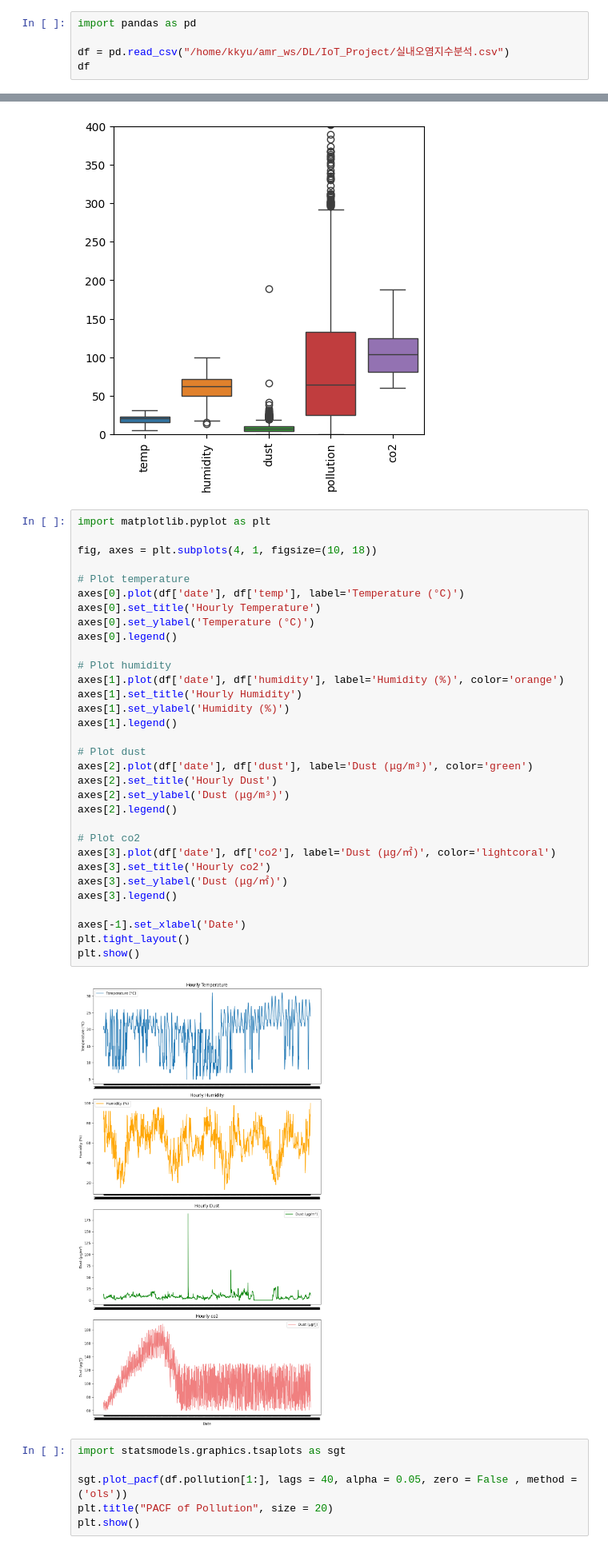
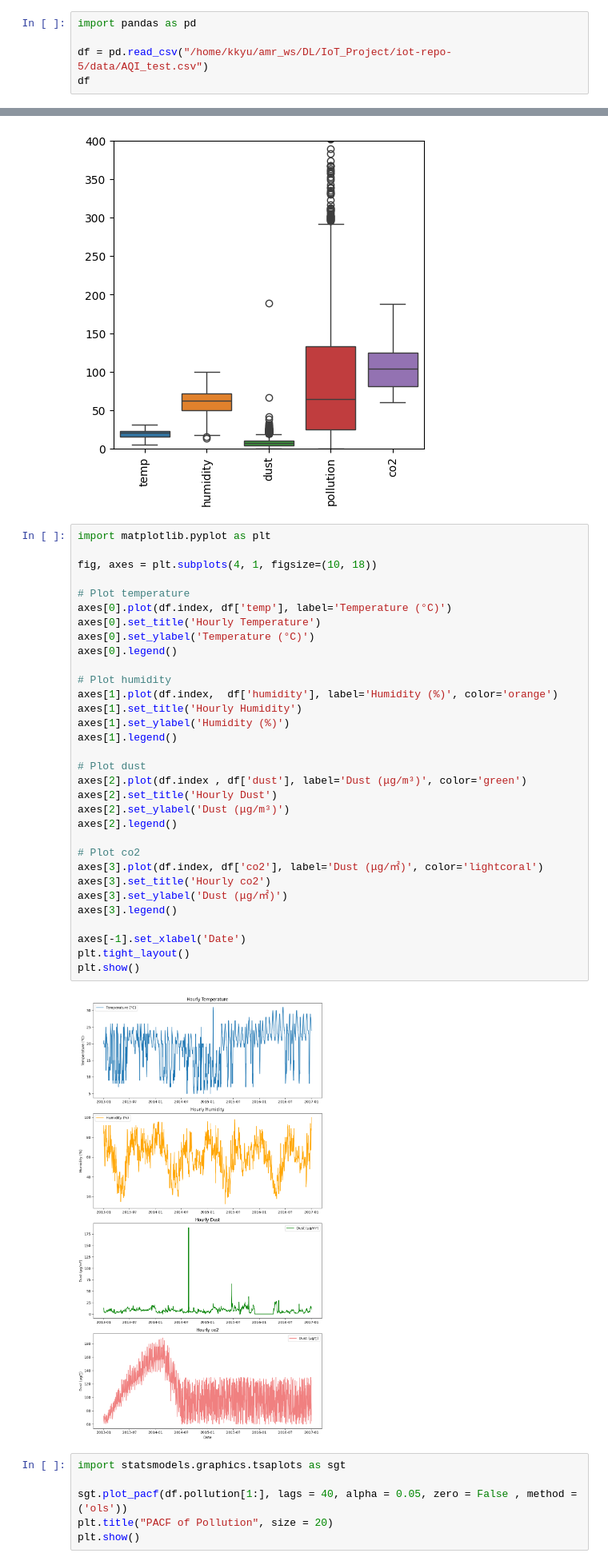
Before and after one commit to addinedu-ros-4th/iot-repo-5, a Jupyter notebook: src/eco_sensor_analysis/analysis_machine_test.ipynb, the cells around one changed output, grey strips where cells are left out. Shown at 80% size. Saved outputs shown, nothing was run; the diff lists cells and outputs as text.

```diff
--- a/src/eco_sensor_analysis/analysis_machine_test.ipynb
+++ b/src/eco_sensor_analysis/analysis_machine_test.ipynb
@@ -25,6 +25,6 @@
 # %%
 import pandas as pd
 
-df = pd.read_csv("/home/kkyu/amr_ws/DL/IoT_Project/실내오염지수분석.csv")
+df = pd.read_csv("/home/kkyu/amr_ws/DL/IoT_Project/iot-repo-5/data/AQI_test.csv")
 df
 # %% [output]
@@ -106,37 +113,37 @@ plt.show()
 # %%
 import matplotlib.pyplot as plt
 
 fig, axes = plt.subplots(4, 1, figsize=(10, 18))
 
 # Plot temperature
-axes[0].plot(df['date'], df['temp'], label='Temperature (°C)')
+axes[0].plot(df.index, df['temp'], label='Temperature (°C)')
 axes[0].set_title('Hourly Temperature')
 axes[0].set_ylabel('Temperature (°C)')
 axes[0].legend()
 
 # Plot humidity
-axes[1].plot(df['date'], df['humidity'], label='Humidity (%)', color='orange')
+axes[1].plot(df.index,  df['humidity'], label='Humidity (%)', color='orange')
 axes[1].set_title('Hourly Humidity')
 axes[1].set_ylabel('Humidity (%)')
 axes[1].legend()
 
 # Plot dust
-axes[2].plot(df['date'], df['dust'], label='Dust (μg/m³)', color='green')
+axes[2].plot(df.index , df['dust'], label='Dust (μg/m³)', color='green')
 axes[2].set_title('Hourly Dust')
 axes[2].set_ylabel('Dust (μg/m³)')
 axes[2].legend()
 
 # Plot co2
-axes[3].plot(df['date'], df['co2'], label='Dust (μg/㎡)', color='lightcoral')
+axes[3].plot(df.index, df['co2'], label='Dust (μg/㎡)', color='lightcoral')
 axes[3].set_title('Hourly co2')
 axes[3].set_ylabel('Dust (μg/㎡)')
 axes[3].legend()
 
 axes[-1].set_xlabel('Date')
 plt.tight_layout()
 plt.show()
 # %% [output]
-[figure, old version]
+[figure, new version]
 # %%
 import statsmodels.graphics.tsaplots as sgt
 
```
Also changed, not shown: parts of 4 cells of this notebook.
